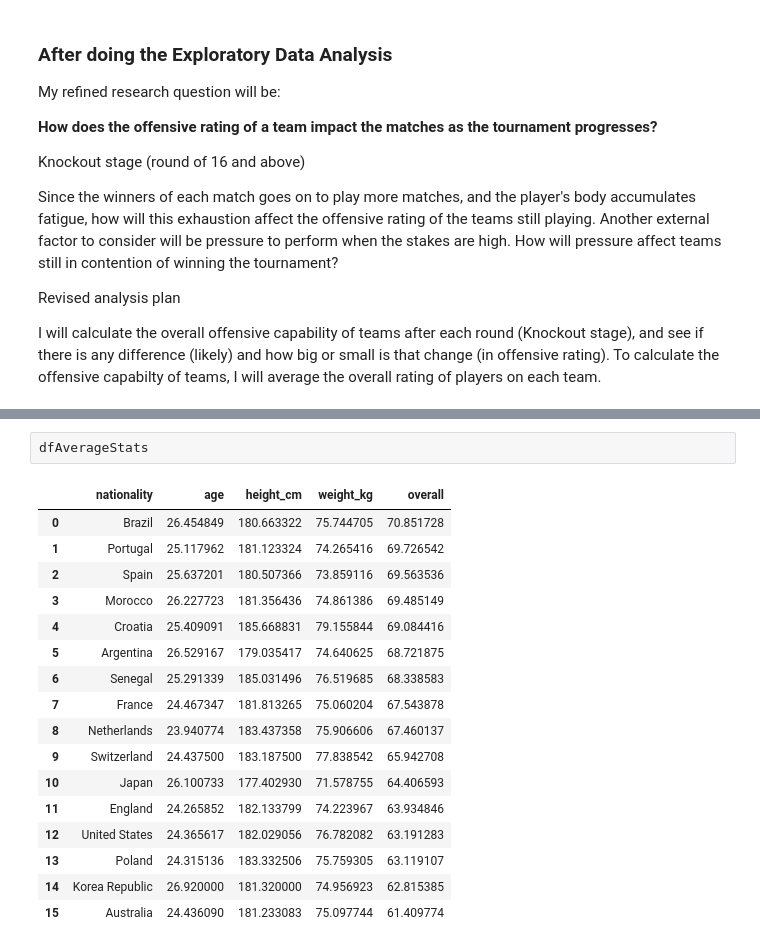
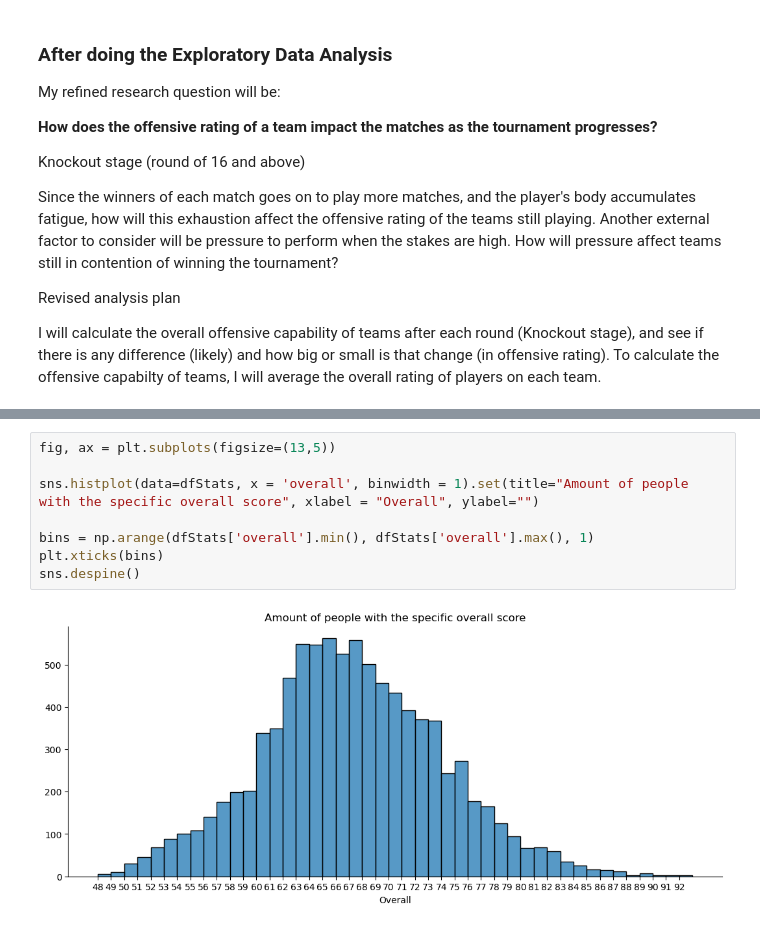
Before and after one commit to ubco-W2022T2-data301/project-group-group41, a Jupyter notebook: analysis/analysis1_Luis_Wen.ipynb, the cells around one changed output, grey strips where cells are left out. Drawn from its saved outputs; the diff is of its cells as text.

```diff
--- a/analysis/analysis1_Luis_Wen.ipynb
+++ b/analysis/analysis1_Luis_Wen.ipynb
@@ -181,21 +182,11 @@ dfAverageStats = dfAverageStats.sort_values('overall', ascending=False).reset_in
 df_Merged = pd.merge(right=dfAverageStats, left=dfPredictions, how='outer', left_on='offense', right_on='overall')
-# %%
-dfAverageStats
-# %% [output]
-|  | nationality | age | height_cm | weight_kg | overall |
-| 0 | Brazil | 26.454849 | 180.663322 | 75.744705 | 70.851728 |
-| 1 | Portugal | 25.117962 | 181.123324 | 74.265416 | 69.726542 |
-| 2 | Spain | 25.637201 | 180.507366 | 73.859116 | 69.563536 |
-| 3 | Morocco | 26.227723 | 181.356436 | 74.861386 | 69.485149 |
-| 4 | Croatia | 25.409091 | 185.668831 | 79.155844 | 69.084416 |
-| 5 | Argentina | 26.529167 | 179.035417 | 74.640625 | 68.721875 |
-| 6 | Senegal | 25.291339 | 185.031496 | 76.519685 | 68.338583 |
-| 7 | France | 24.467347 | 181.813265 | 75.060204 | 67.543878 |
-| 8 | Netherlands | 23.940774 | 183.437358 | 75.906606 | 67.460137 |
-| 9 | Switzerland | 24.437500 | 183.187500 | 77.838542 | 65.942708 |
-| 10 | Japan | 26.100733 | 177.402930 | 71.578755 | 64.406593 |
-| 11 | England | 24.265852 | 182.133799 | 74.223967 | 63.934846 |
-| 12 | United States | 24.365617 | 182.029056 | 76.782082 | 63.191283 |
-| 13 | Poland | 24.315136 | 183.332506 | 75.759305 | 63.119107 |
-| 14 | Korea Republic | 26.920000 | 181.320000 | 74.956923 | 62.815385 |
-| 15 | Australia | 24.436090 | 181.233083 | 75.097744 | 61.409774 |
+# %%
+fig, ax = plt.subplots(figsize=(13,5))
+
+sns.histplot(data=dfStats, x = 'overall', binwidth = 1).set(title="Amount of people with the specific overall score", xlabel = "Overall", ylabel="")
+
+bins = np.arange(dfStats['overall'].min(), dfStats['overall'].max(), 1)
+plt.xticks(bins)
+sns.despine()
+# %% [output]
+[figure, added]
```
Also changed, not shown: parts of 3 cells of this notebook, 1 other file.
